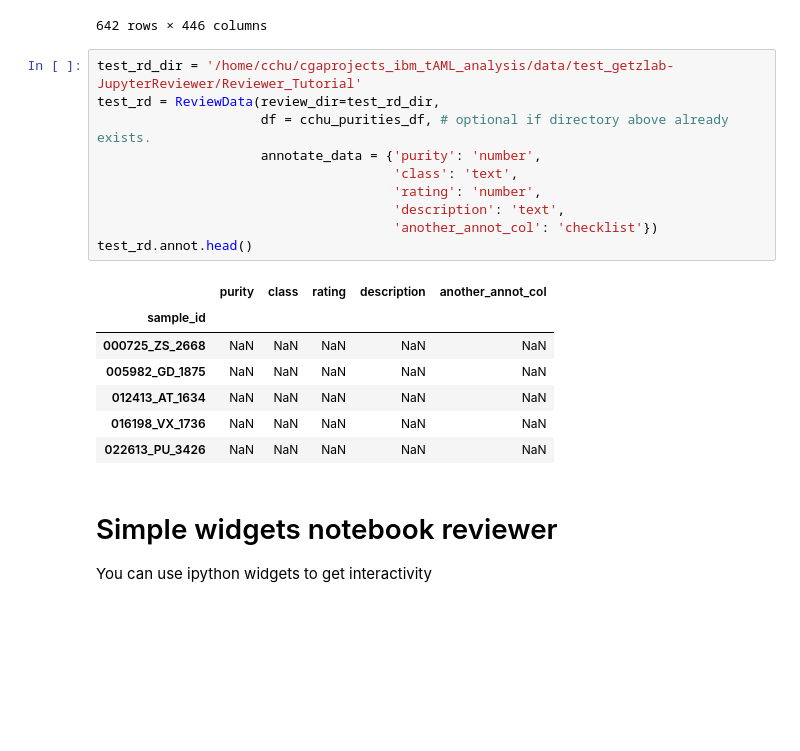
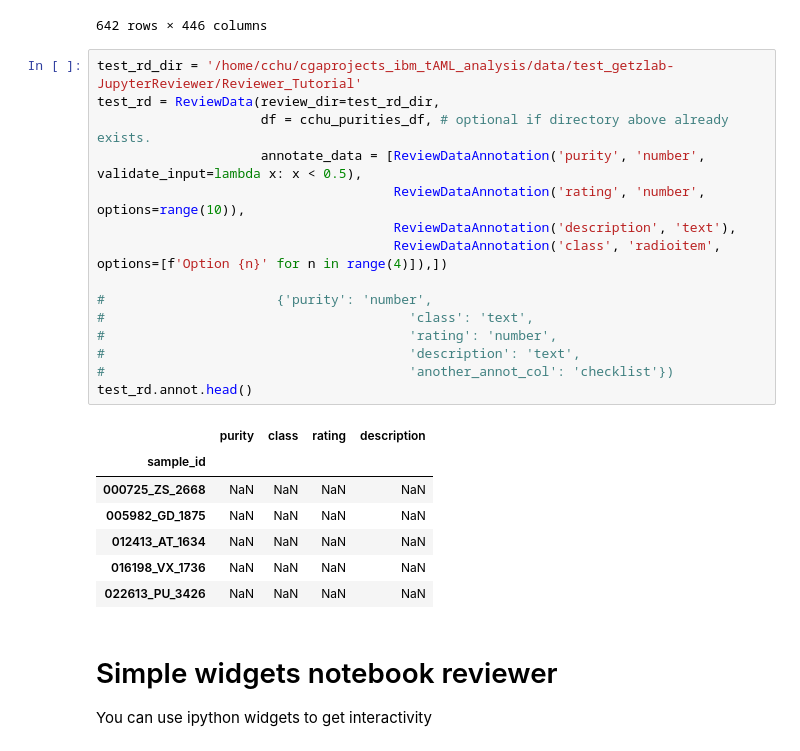
Before and after one commit to getzlab/AnnoMate, a Jupyter notebook: examples/Reviewer_Tool_dev.ipynb, the cells around one changed output. Cells and saved outputs as stored; diff of their text form; blank space fills up the shorter version.

Commit message:
Clean up callbacks and add arbitrary number of tables

```diff
--- a/examples/Reviewer_Tool_dev.ipynb
+++ b/examples/Reviewer_Tool_dev.ipynb
@@ -119,21 +160,26 @@ cchu_purities_df
 # %%
 test_rd_dir = '/home/cchu/cgaprojects_ibm_tAML_analysis/data/test_getzlab-JupyterReviewer/Reviewer_Tutorial'
 test_rd = ReviewData(review_dir=test_rd_dir,
                      df = cchu_purities_df, # optional if directory above already exists.
-                     annotate_data = {'purity': 'number',
-                                      'class': 'text',
-                                      'rating': 'number',
-                                      'description': 'text',
-                                      'another_annot_col': 'checklist'})
+                     annotate_data = [ReviewDataAnnotation('purity', 'number', validate_input=lambda x: x < 0.5),
+                                      ReviewDataAnnotation('rating', 'number', options=range(10)),
+                                      ReviewDataAnnotation('description', 'text'),
+                                      ReviewDataAnnotation('class', 'radioitem', options=[f'Option {n}' for n in range(4)]),])
+
+#                      {'purity': 'number',
+#                                       'class': 'text',
+#                                       'rating': 'number',
+#                                       'description': 'text',
+#                                       'another_annot_col': 'checklist'})
 test_rd.annot.head()
 # %% [output]
-|  | purity | class | rating | description | another_annot_col |
-| sample_id |  |  |  |  |  |
-| 000725_ZS_2668 | NaN | NaN | NaN | NaN | NaN |
-| 005982_GD_1875 | NaN | NaN | NaN | NaN | NaN |
-| 012413_AT_1634 | NaN | NaN | NaN | NaN | NaN |
-| 016198_VX_1736 | NaN | NaN | NaN | NaN | NaN |
-| 022613_PU_3426 | NaN | NaN | NaN | NaN | NaN |
+|  | purity | class | rating | description |
+| sample_id |  |  |  |  |
+| 000725_ZS_2668 | NaN | NaN | NaN | NaN |
+| 005982_GD_1875 | NaN | NaN | NaN | NaN |
+| 012413_AT_1634 | NaN | NaN | NaN | NaN |
+| 016198_VX_1736 | NaN | NaN | NaN | NaN |
+| 022613_PU_3426 | NaN | NaN | NaN | NaN |
 # %% [markdown]
 # Simple widgets notebook reviewer
 
```
Also changed, not shown: parts of 6 cells of this notebook.
